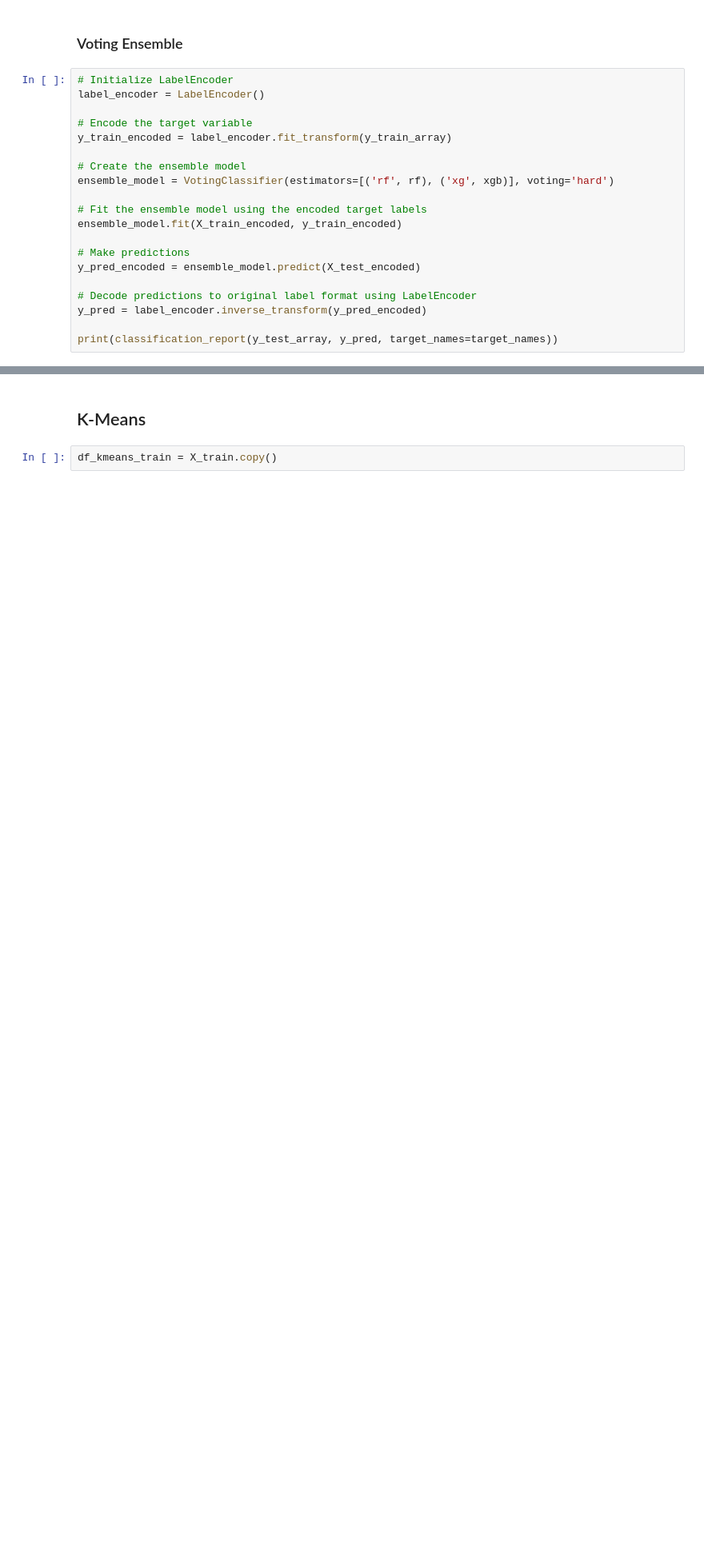
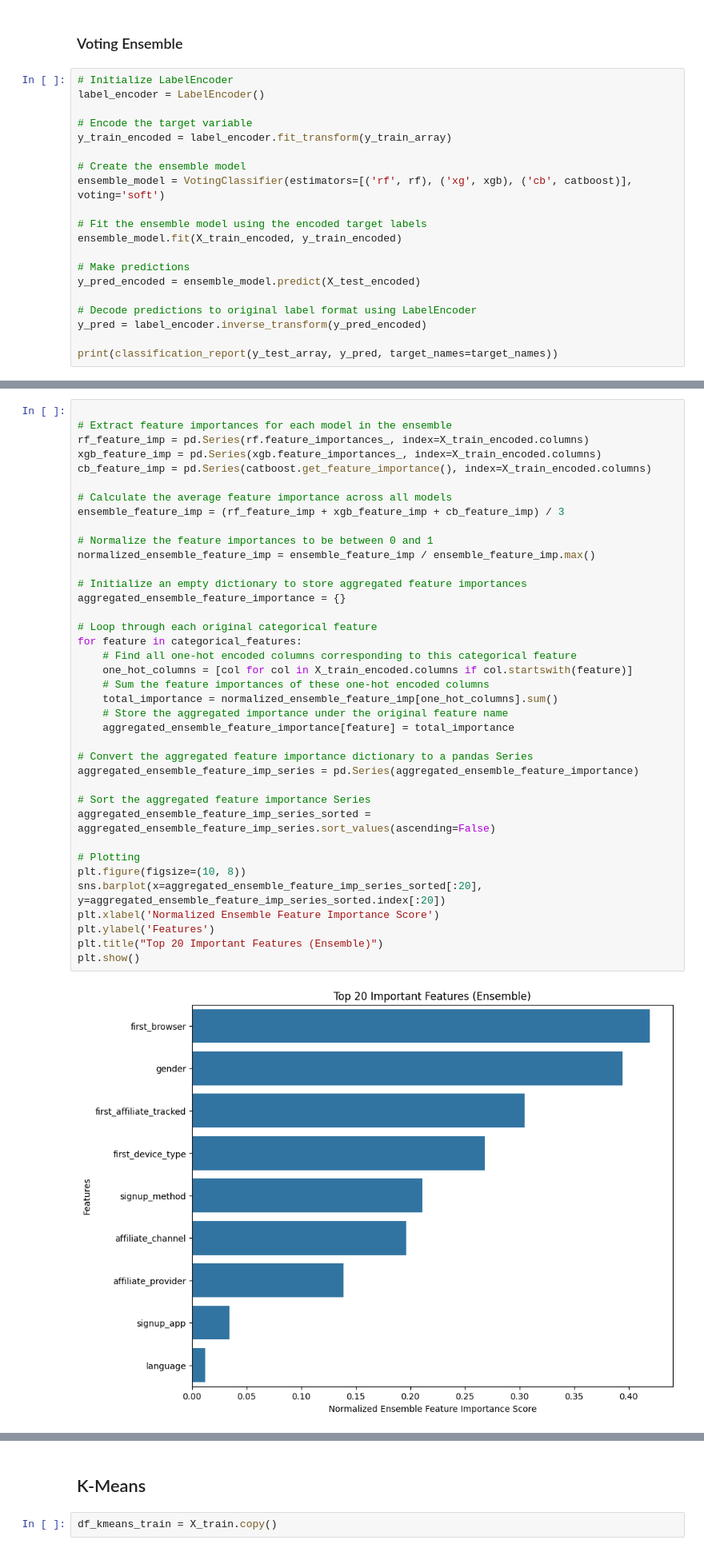
Before and after one commit to dominicfanucchi/aai-510_group7, a Jupyter notebook: AAI-510 Final Project.ipynb, the cells around one changed output, grey strips where cells are left out. Shown at 80% size. Cells and saved outputs as stored; diff of their text form; blank space fills up the shorter version.

Commit message:
ensemble model

```diff
--- a/AAI-510 Final Project.ipynb
+++ b/AAI-510 Final Project.ipynb
@@ -585,7 +605,7 @@ label_encoder = LabelEncoder()
 y_train_encoded = label_encoder.fit_transform(y_train_array)
 
 # Create the ensemble model
-ensemble_model = VotingClassifier(estimators=[('rf', rf), ('xg', xgb)], voting='hard')
+ensemble_model = VotingClassifier(estimators=[('rf', rf), ('xg', xgb), ('cb', catboost)], voting='soft')
 
 # Fit the ensemble model using the encoded target labels
 ensemble_model.fit(X_train_encoded, y_train_encoded)
@@ -617,0 +638,40 @@ weighted avg       0.51      0.53      0.50     16626
+# %%
+
+# Extract feature importances for each model in the ensemble
+rf_feature_imp = pd.Series(rf.feature_importances_, index=X_train_encoded.columns)
+xgb_feature_imp = pd.Series(xgb.feature_importances_, index=X_train_encoded.columns)
+cb_feature_imp = pd.Series(catboost.get_feature_importance(), index=X_train_encoded.columns)
+
+# Calculate the average feature importance across all models
+ensemble_feature_imp = (rf_feature_imp + xgb_feature_imp + cb_feature_imp) / 3
+
+# Normalize the feature importances to be between 0 and 1
+normalized_ensemble_feature_imp = ensemble_feature_imp / ensemble_feature_imp.max()
+
+# Initialize an empty dictionary to store aggregated feature importances
+aggregated_ensemble_feature_importance = {}
+
+# Loop through each original categorical feature
+for feature in categorical_features:
+    # Find all one-hot encoded columns corresponding to this categorical feature
+    one_hot_columns = [col for col in X_train_encoded.columns if col.startswith(feature)]
+    # Sum the feature importances of these one-hot encoded columns
+    total_importance = normalized_ensemble_feature_imp[one_hot_columns].sum()
+    # Store the aggregated importance under the original feature name
+    aggregated_ensemble_feature_importance[feature] = total_importance
+
+# Convert the aggregated feature importance dictionary to a pandas Series
+aggregated_ensemble_feature_imp_series = pd.Series(aggregated_ensemble_feature_importance)
+
+# Sort the aggregated feature importance Series
+aggregated_ensemble_feature_imp_series_sorted = aggregated_ensemble_feature_imp_series.sort_values(ascending=False)
+
+# Plotting
+plt.figure(figsize=(10, 8))
+sns.barplot(x=aggregated_ensemble_feature_imp_series_sorted[:20], y=aggregated_ensemble_feature_imp_series_sorted.index[:20])
+plt.xlabel('Normalized Ensemble Feature Importance Score')
+plt.ylabel('Features')
+plt.title("Top 20 Important Features (Ensemble)")
+plt.show()
+# %% [output]
+[figure, added]
```
Also changed, not shown: parts of 10 cells of this notebook.
